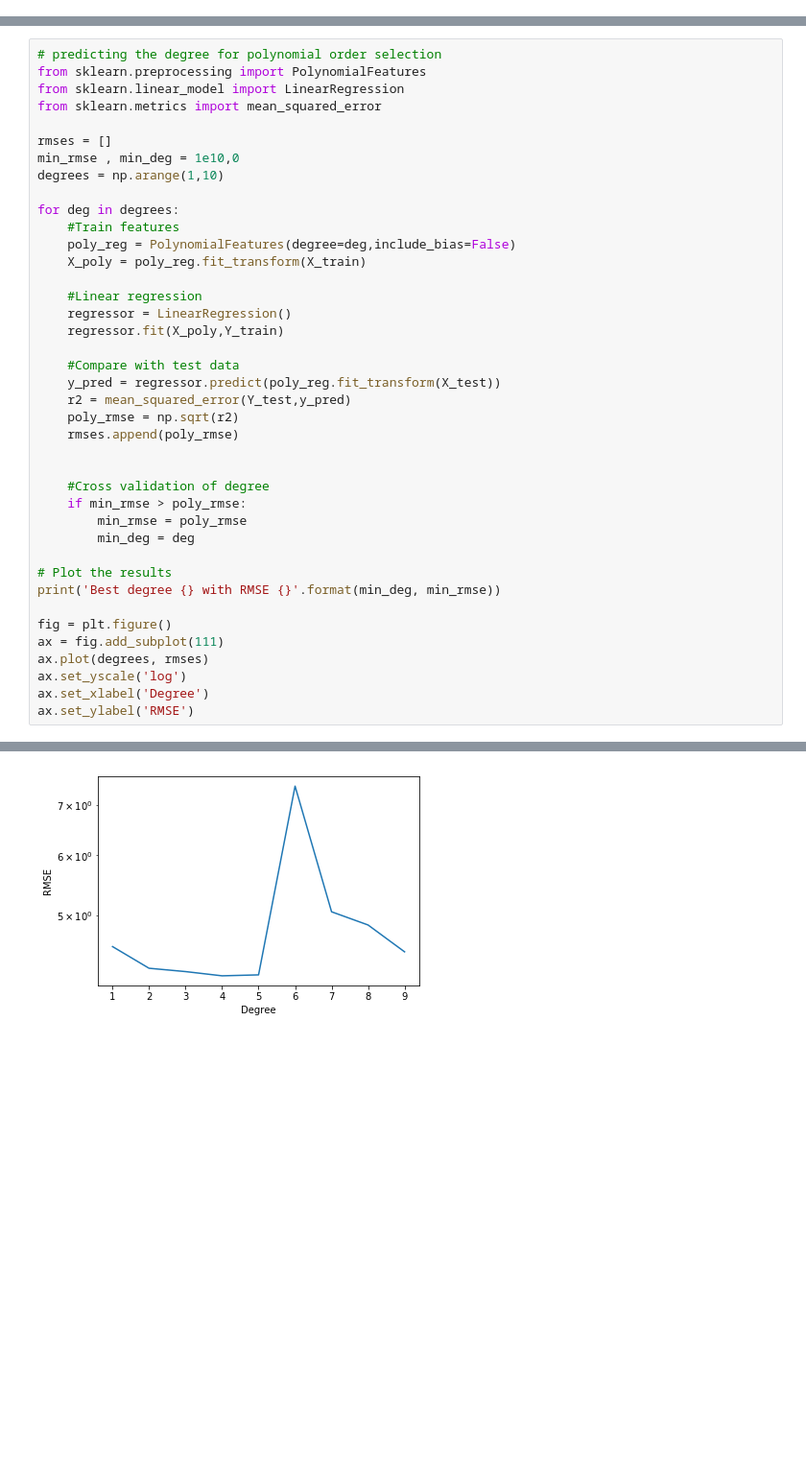
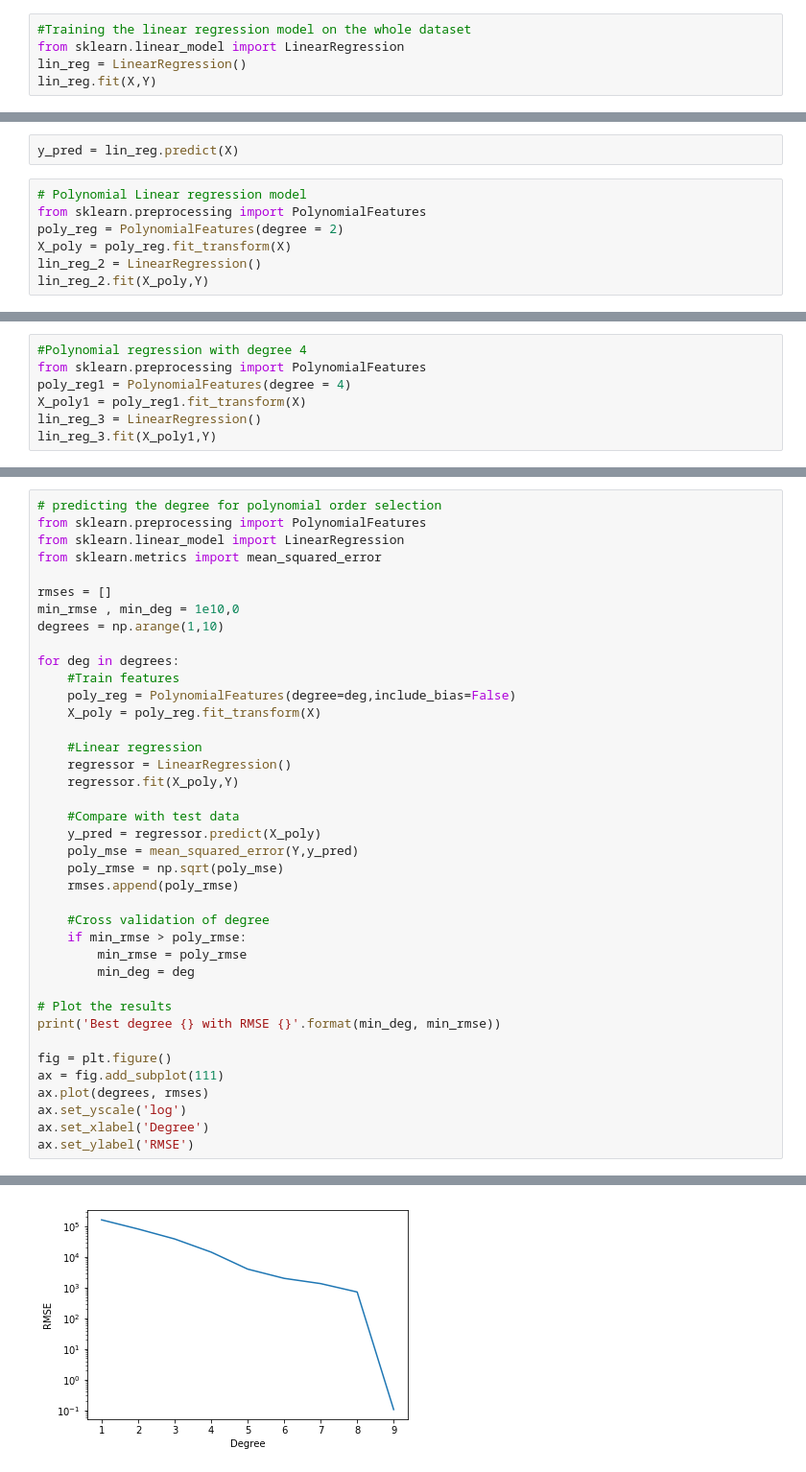
Before and after one commit to saifgazali/SalaryPredictionsUsingDifferentRegressionModels, a Jupyter notebook: PolynomialLinearRegression.ipynb, the cells around one changed output, grey strips where cells are left out. Shown at 96% size. Cells and saved outputs as stored; diff of their text form; blank space fills up the shorter version.

```diff
--- a/PolynomialLinearRegression.ipynb
+++ b/PolynomialLinearRegression.ipynb
@@ -54,0 +67,5 @@ r2_score(Y_test,y_pred)
+# %%
+#Training the linear regression model on the whole dataset
+from sklearn.linear_model import LinearRegression
+lin_reg = LinearRegression()
+lin_reg.fit(X,Y)
@@ -54,0 +75,9 @@ r2_score(Y_test,y_pred)
+# %%
+y_pred = lin_reg.predict(X)
+# %%
+# Polynomial Linear regression model
+from sklearn.preprocessing import PolynomialFeatures
+poly_reg = PolynomialFeatures(degree = 2)
+X_poly = poly_reg.fit_transform(X)
+lin_reg_2 = LinearRegression()
+lin_reg_2.fit(X_poly,Y)
@@ -54,0 +107,7 @@ r2_score(Y_test,y_pred)
+# %%
+#Polynomial regression with degree 4
+from sklearn.preprocessing import PolynomialFeatures
+poly_reg1 = PolynomialFeatures(degree = 4)
+X_poly1 = poly_reg1.fit_transform(X)
+lin_reg_3 = LinearRegression()
+lin_reg_3.fit(X_poly1,Y)
@@ -65,18 +156,17 @@ degrees = np.arange(1,10)
 for deg in degrees:
     #Train features
     poly_reg = PolynomialFeatures(degree=deg,include_bias=False)
-    X_poly = poly_reg.fit_transform(X_train)
+    X_poly = poly_reg.fit_transform(X)
 
     #Linear regression
     regressor = LinearRegression()
-    regressor.fit(X_poly,Y_train)
+    regressor.fit(X_poly,Y)
 
     #Compare with test data
-    y_pred = regressor.predict(poly_reg.fit_transform(X_test))
-    r2 = mean_squared_error(Y_test,y_pred)
-    poly_rmse = np.sqrt(r2)
+    y_pred = regressor.predict(X_poly)
+    poly_mse = mean_squared_error(Y,y_pred)
+    poly_rmse = np.sqrt(poly_mse)
     rmses.append(poly_rmse)
-
 
     #Cross validation of degree
     if min_rmse > poly_rmse:
@@ -97,2 +187,2 @@ Best degree 4 with RMSE 4.1573993846510024
 Text(0, 0.5, 'RMSE')
-[figure, old version]
+[figure, new version]
```
Also changed, not shown: parts of 25 cells of this notebook, 3 other files.
